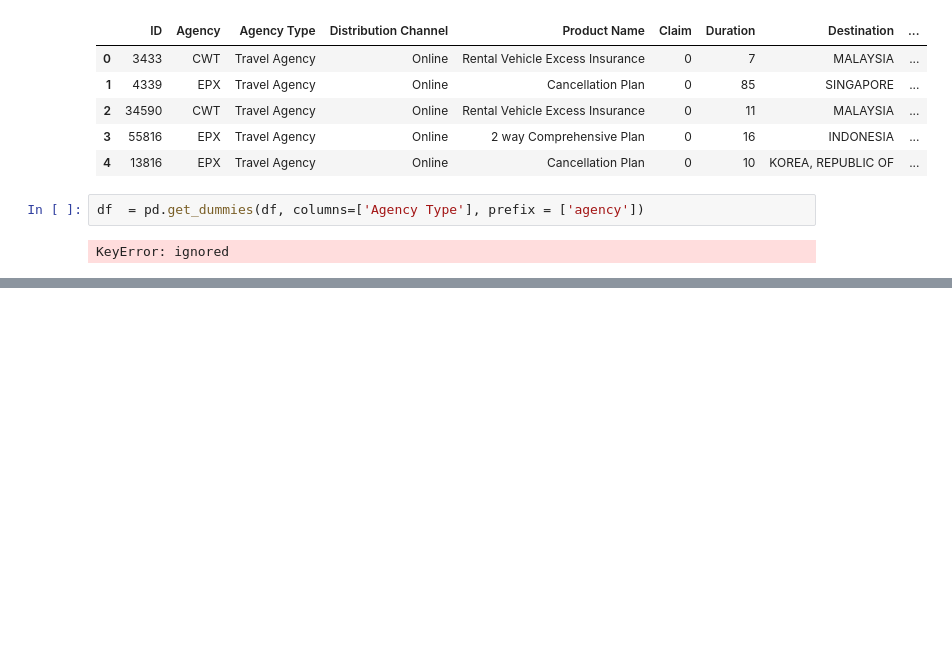
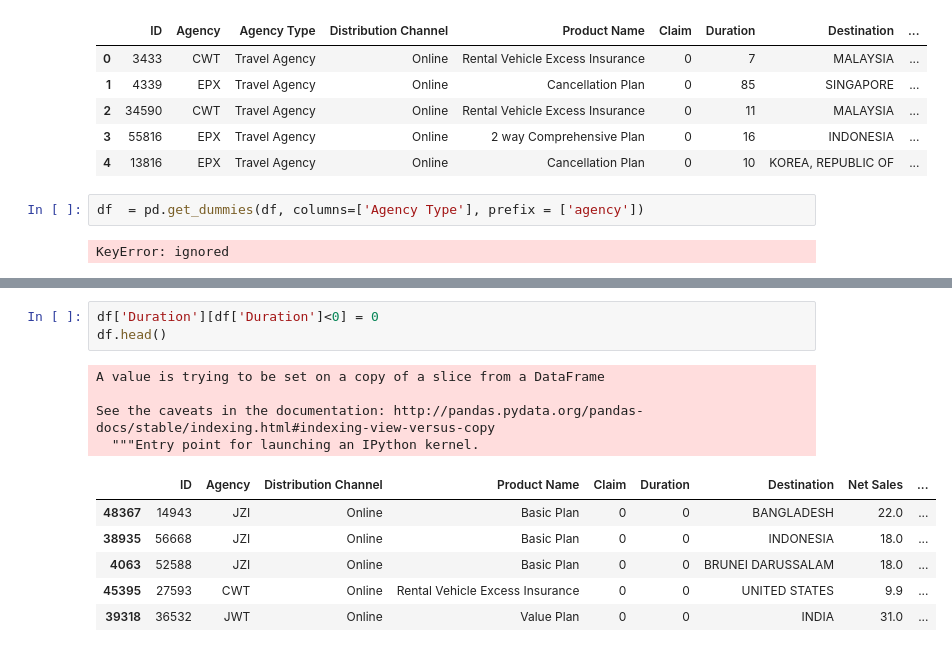
Before and after one commit to sosagago/Are-you-sure-to-Insure-, a Jupyter notebook: Insurer.ipynb, the cells around one changed output, grey strips where cells are left out. Cells and saved outputs as stored; diff of their text form; blank space fills up the shorter version.

```diff
--- a/Insurer.ipynb
+++ b/Insurer.ipynb
@@ -320,0 +331,14 @@ KeyError: ignored
+# %%
+df['Duration'][df['Duration']<0] = 0
+df.head()
+# %% [output]
+A value is trying to be set on a copy of a slice from a DataFrame
+
+See the caveats in the documentation: http://pandas.pydata.org/pandas-docs/stable/indexing.html#indexing-view-versus-copy
+  """Entry point for launching an IPython kernel.
+|  | ID | Agency | Distribution Channel | Product Name | Claim | Duration | Destination | Net Sales | ... |
+| 48367 | 14943 | JZI | Online | Basic Plan | 0 | 0 | BANGLADESH | 22.0 | ... |
+| 38935 | 56668 | JZI | Online | Basic Plan | 0 | 0 | INDONESIA | 18.0 | ... |
+| 4063 | 52588 | JZI | Online | Basic Plan | 0 | 0 | BRUNEI DARUSSALAM | 18.0 | ... |
+| 45395 | 27593 | CWT | Online | Rental Vehicle Excess Insurance | 0 | 0 | UNITED STATES | 9.9 | ... |
+| 39318 | 36532 | JWT | Online | Value Plan | 0 | 0 | INDIA | 31.0 | ... |
```
Also changed, not shown: parts of 4 cells of this notebook.
